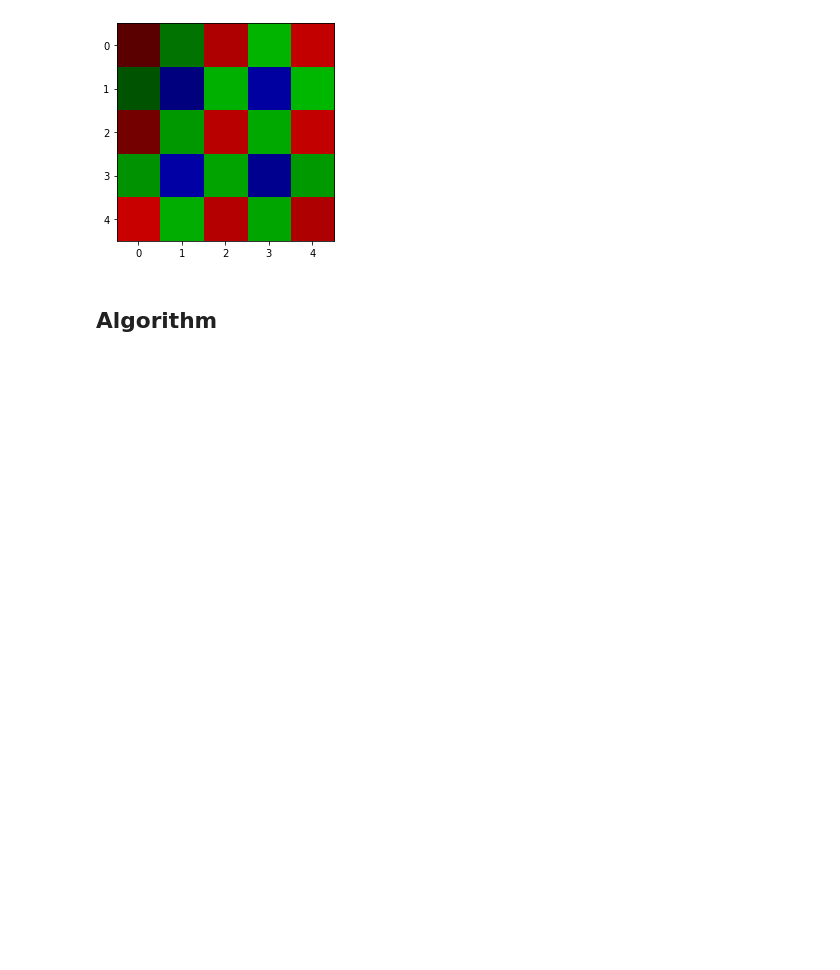
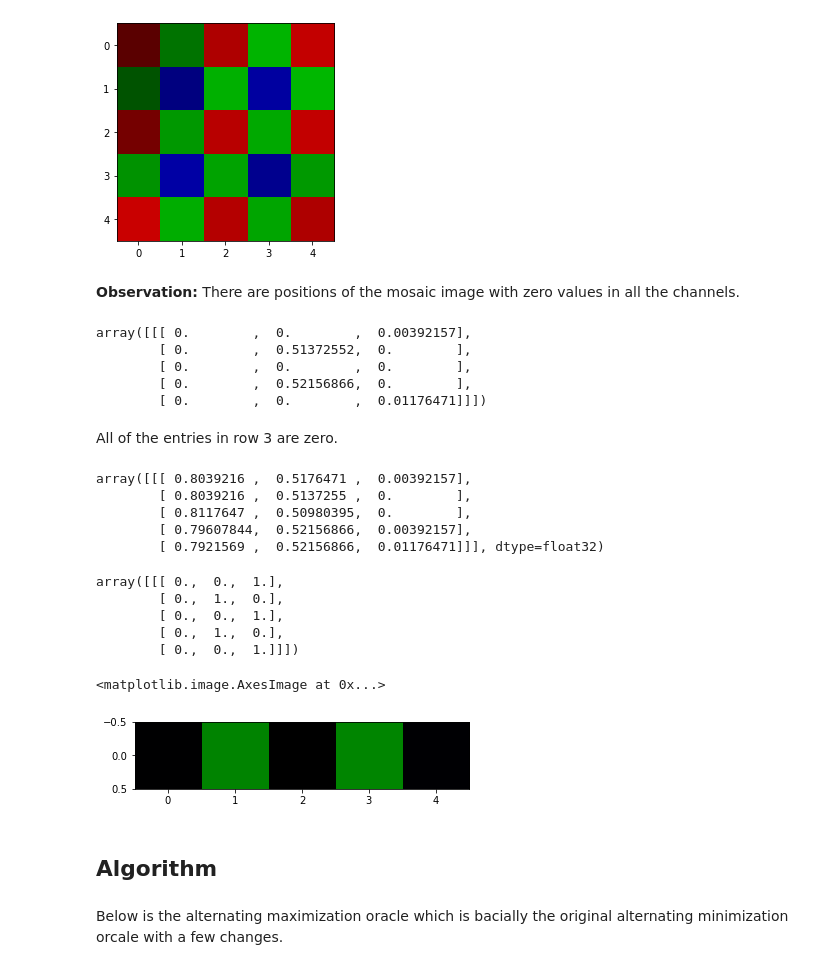
Before and after one commit to WenhaoP/TensorComp, a Jupyter notebook: exp.ipynb, the cells around one changed output. Drawn from its saved outputs; the diff is of its cells as text; code cells hidden in the pictures; blank space fills up the shorter version.

```diff
--- a/exp.ipynb
+++ b/exp.ipynb
@@ -34,5 +34,38 @@ plt.imshow(mosaic_image[50:55, 50:55])
 # %% [output]
 <matplotlib.image.AxesImage at 0x...>
 [figure]
+# %% [markdown]
+**Observation:** There are positions of the mosaic image with zero values in all the channels.
+# %%
+mosaic_image[299:, 155:160]
+# %% [output]
+array([[[ 0.        ,  0.        ,  0.00392157],
+        [ 0.        ,  0.51372552,  0.        ],
+        [ 0.        ,  0.        ,  0.        ],
+        [ 0.        ,  0.52156866,  0.        ],
+        [ 0.        ,  0.        ,  0.01176471]]])
+# %% [markdown]
+All of the entries in row 3 are zero.
+# %%
+image[299:, 155:160]
+# %% [output]
+array([[[ 0.8039216 ,  0.5176471 ,  0.00392157],
+        [ 0.8039216 ,  0.5137255 ,  0.        ],
+        [ 0.8117647 ,  0.50980395,  0.        ],
+        [ 0.79607844,  0.52156866,  0.00392157],
+        [ 0.7921569 ,  0.52156866,  0.01176471]]], dtype=float32)
+# %%
+bayer_filter[299:, 155:160]
+# %% [output]
+array([[[ 0.,  0.,  1.],
+        [ 0.,  1.,  0.],
+        [ 0.,  0.,  1.],
+        [ 0.,  1.,  0.],
+        [ 0.,  0.,  1.]]])
+# %%
+plt.imshow(mosaic_image[299:, 155:160])
+# %% [output]
+<matplotlib.image.AxesImage at 0x...>
+[figure, added]
 # %% [markdown]
 ## Algorithm
@@ -40,0 +72,2 @@ from nonten import altmin
+# %% [markdown]
+Below is the alternating maximization oracle which is bacially the original alternating minimization orcale with a few changes.
```
Also changed, not shown: parts of 11 cells of this notebook.
